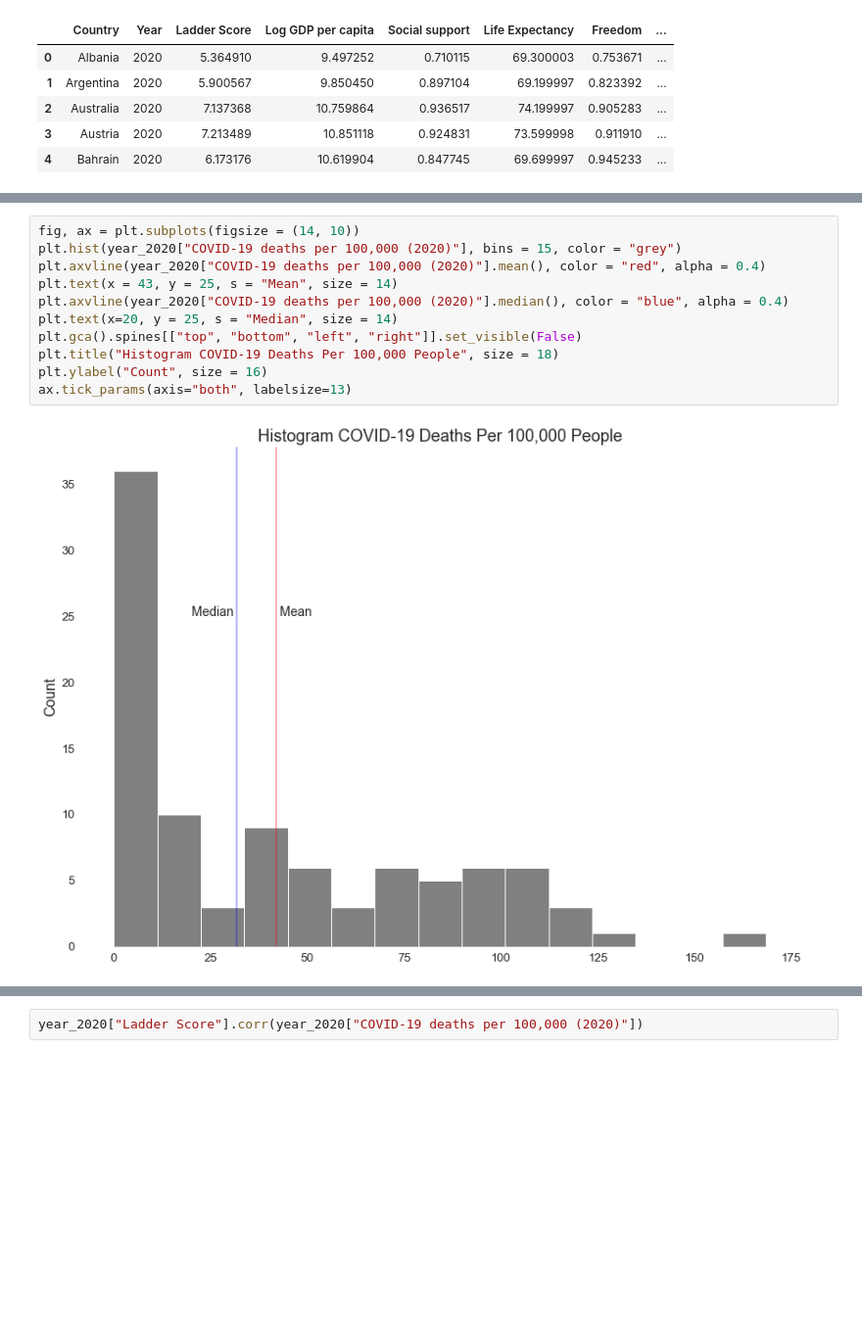
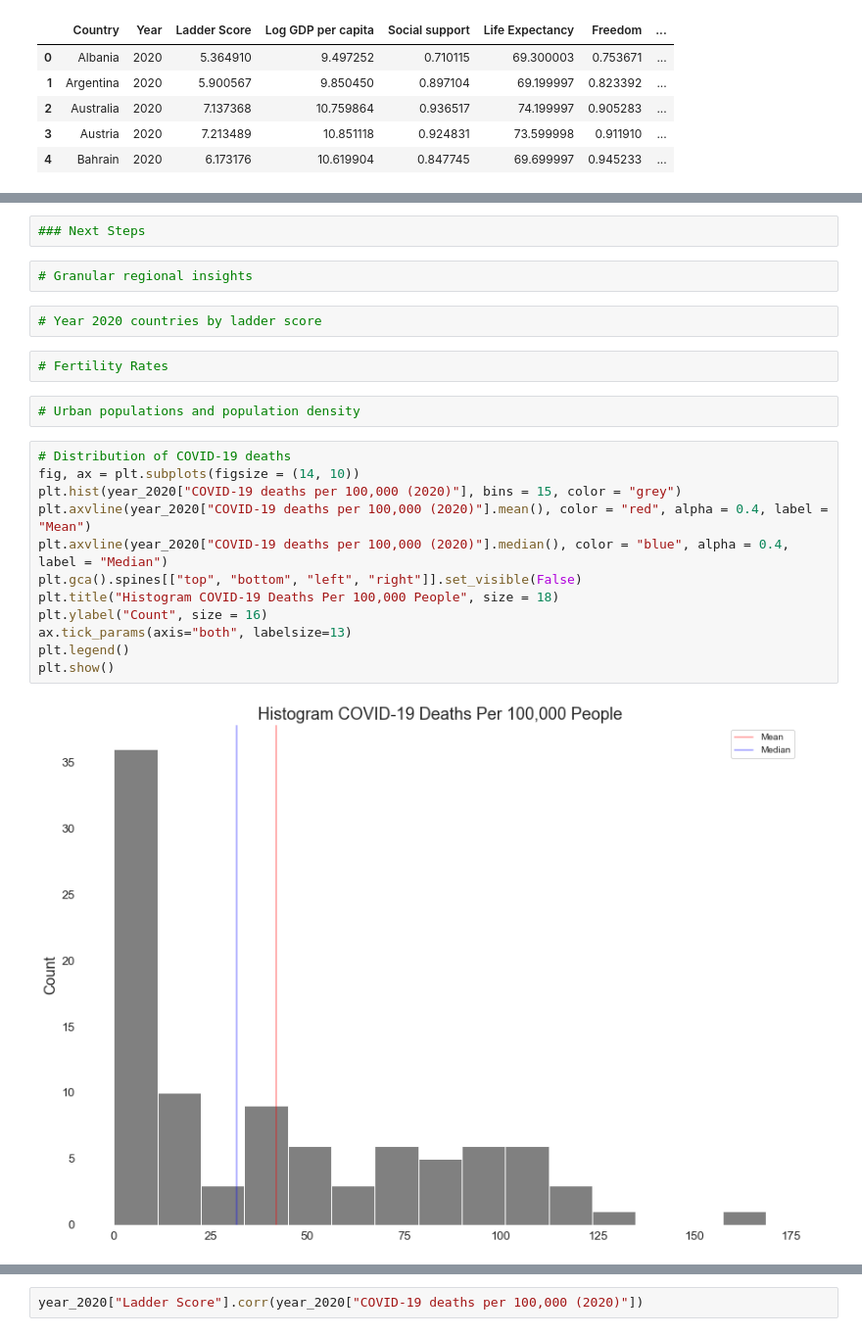
Before and after one commit to paul-trood/Portfolio-World_Happiness_Report, a Jupyter notebook: world_happiness.ipynb, the cells around one changed output, grey strips where cells are left out. Shown at 98% size. Drawn from its saved outputs; the diff is of its cells as text; blank space fills up the shorter version.

```diff
--- a/world_happiness.ipynb
+++ b/world_happiness.ipynb
@@ -1415,14 +1436,25 @@ year_2020.head()
+# %%
+### Next Steps
+# %%
+# Granular regional insights
+# %%
+# Year 2020 countries by ladder score
+# %%
+# Fertility Rates
+# %%
+# Urban populations and population density
 # %%
+# Distribution of COVID-19 deaths
 fig, ax = plt.subplots(figsize = (14, 10))
 plt.hist(year_2020["COVID-19 deaths per 100,000 (2020)"], bins = 15, color = "grey")
-plt.axvline(year_2020["COVID-19 deaths per 100,000 (2020)"].mean(), color = "red", alpha = 0.4)
-plt.text(x = 43, y = 25, s = "Mean", size = 14)
-plt.axvline(year_2020["COVID-19 deaths per 100,000 (2020)"].median(), color = "blue", alpha = 0.4)
-plt.text(x=20, y = 25, s = "Median", size = 14)
+plt.axvline(year_2020["COVID-19 deaths per 100,000 (2020)"].mean(), color = "red", alpha = 0.4, label = "Mean")
+plt.axvline(year_2020["COVID-19 deaths per 100,000 (2020)"].median(), color = "blue", alpha = 0.4, label = "Median")
 plt.gca().spines[["top", "bottom", "left", "right"]].set_visible(False)
 plt.title("Histogram COVID-19 Deaths Per 100,000 People", size = 18)
 plt.ylabel("Count", size = 16)
 ax.tick_params(axis="both", labelsize=13)
+plt.legend()
+plt.show()
 # %% [output]
-[figure, old version]
+[figure, new version]
 # %%
```
Also changed, not shown: parts of 12 cells of this notebook.
